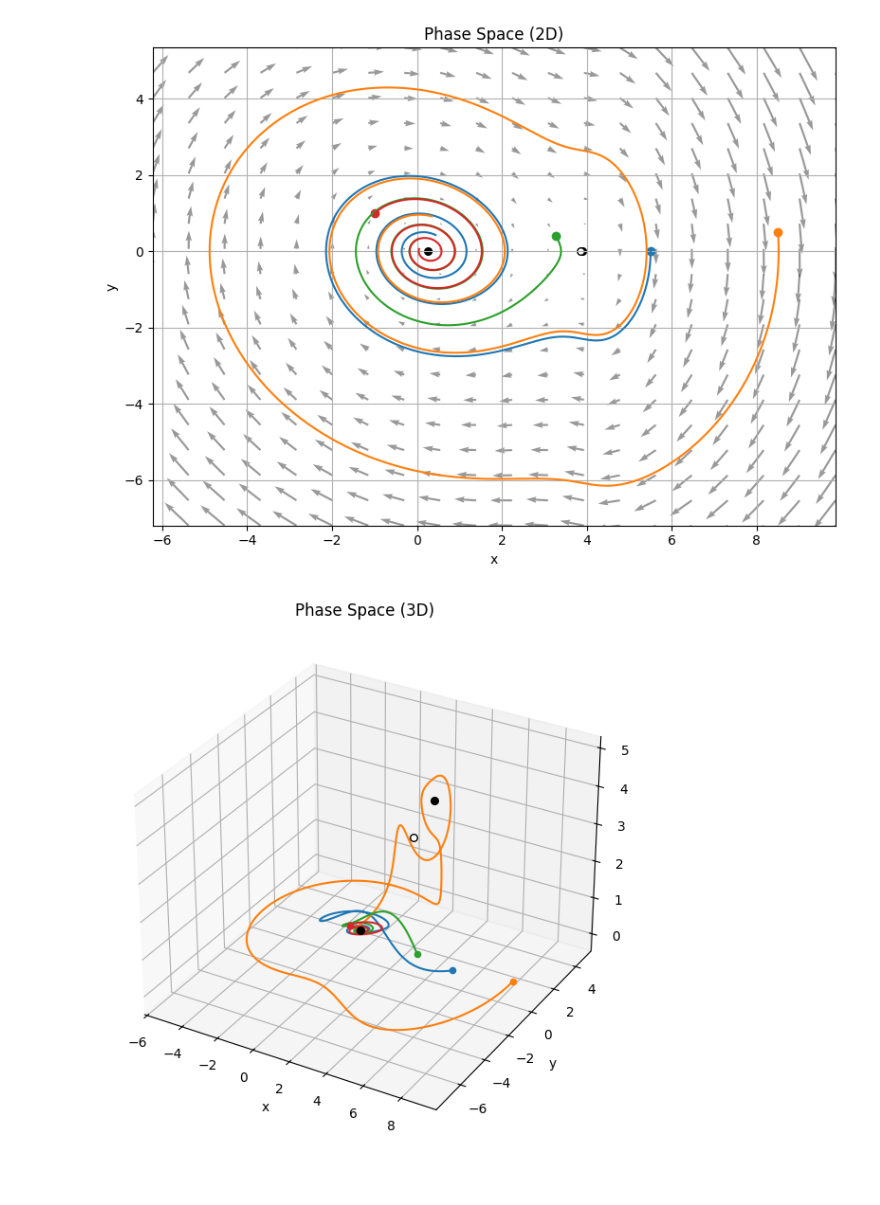
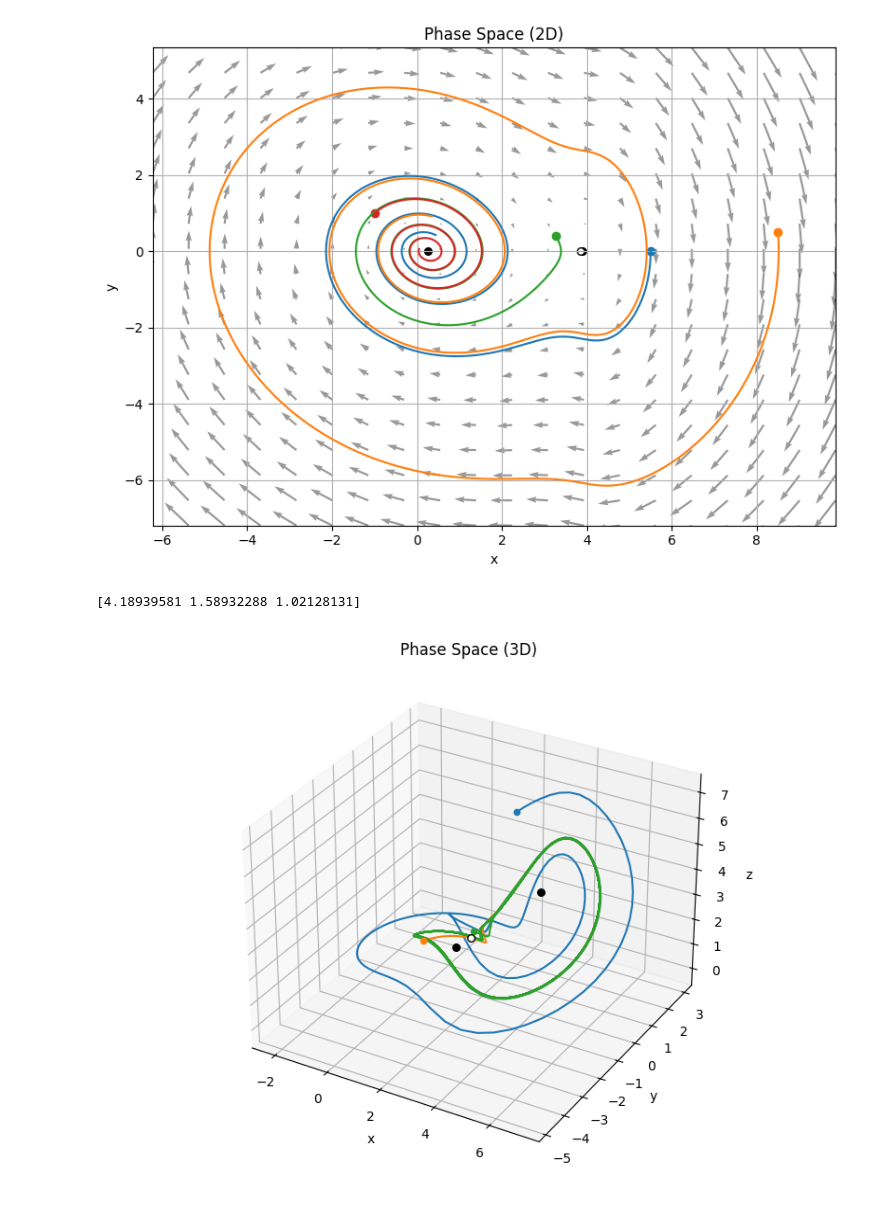
Before and after one commit to LeendertT420/PhD_various, a Jupyter notebook: Superfluid/Biufurcations.ipynb, the cells around one changed output. Drawn from its saved outputs; the diff is of its cells as text; code cells hidden in the pictures.

```diff
--- a/Superfluid/Biufurcations.ipynb
+++ b/Superfluid/Biufurcations.ipynb
@@ -335,39 +335,42 @@ def bifurcation_plot(A_range, delta_range, resolution=150):
 # %%
 bifurcation_plot(A_range=(0, 5), delta_range=(-6, 6), resolution=200)
 # %%
-zeta = 0.1
-alpha = 5
-delta = -4
+%matplotlib widget
+zeta = 0.05
+alpha = 6.8
+delta = -3.4
 tau = 1
+
+print(x_star(alpha, delta))
 
 def lagged_driving_DHO(t, y):
     x, v, z = y
     dxdt = v
     dvdt = -2 * zeta * v - x + z
-    dzdt = alpha / ((x+delta)**2+1) - z/tau
+    dzdt = alpha / ((x+delta)**2+1)/tau - z/tau
     return [dxdt, dvdt, dzdt]
 
 #Example initial conditions (for notebook use):
 initial_conditions = [
-    [5.5, 0.0, 0],
-    [8.5, 0.5, 0],
-    [3.27, 0.4, 0],
-    [-1.0, 1.0, 0]
+    [3.27, 0, 7],
+    [-1.0, 1, 0],
+    [1, 1, 1]
 ]
 
 roots = x_star(alpha*tau, delta)
 
 fixed_points = []
 
 for x in roots:
     if not np.isnan(x):
         if x == np.max(roots[~np.isnan(roots)]) or x == np.min(roots[~np.isnan(roots)]):
             fixed_points.append(('stable', (x, 0, x)))
         else:
             fixed_points.append(('unstable', (x, 0, x)))
 
 
-solve_and_plot(lagged_driving_DHO, t_span=(0, 20), initial_conditions=initial_conditions, fixed_points=fixed_points, plot_vectorfield=False)
+solve_and_plot(lagged_driving_DHO, t_span=(0, 100), initial_conditions=initial_conditions, fixed_points=fixed_points, plot_vectorfield=False, grid_size=10)
 # %% [output]
+[4.18939581 1.58932288 1.02128131]
-[figure, old version]
+[figure, new version]
 # %%
```
Also changed, not shown: parts of 5 cells of this notebook, 6 other files.
